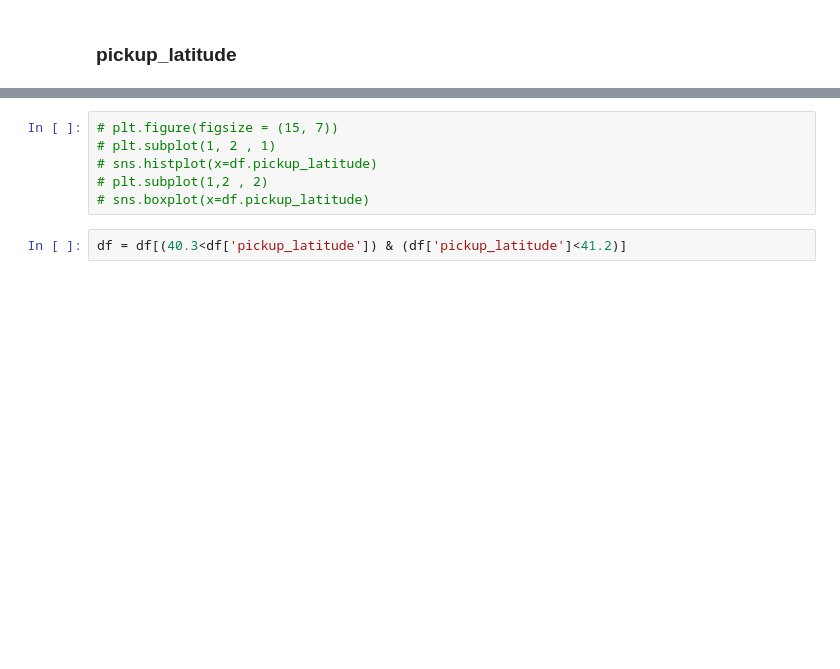
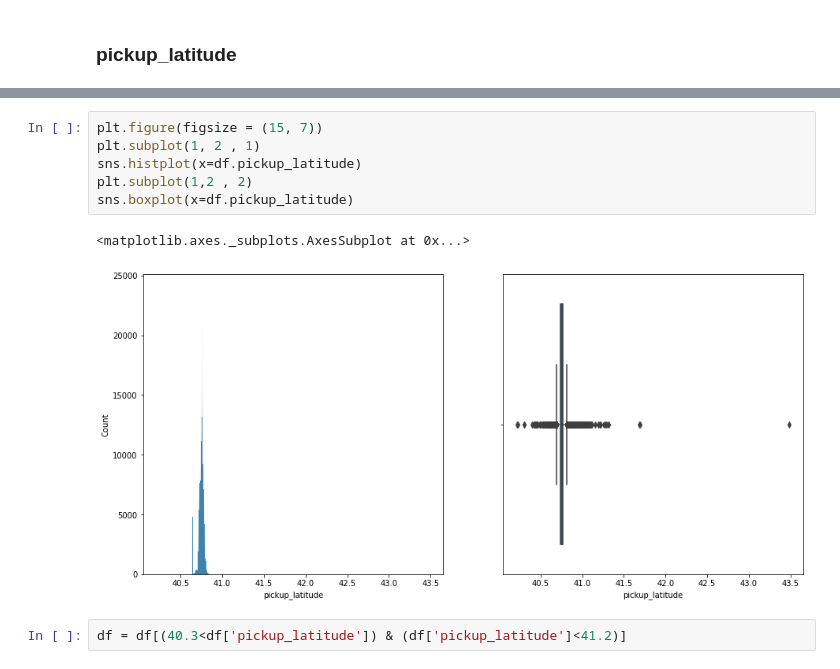
Before and after one commit to GaikwadSandesh/NYC_taxi_prediction, a Jupyter notebook: NYC_taxi_Prediction.ipynb, the cells around one changed output, grey strips where cells are left out. Drawn from its saved outputs; the diff is of its cells as text; blank space fills up the shorter version.

```diff
--- a/NYC_taxi_Prediction.ipynb
+++ b/NYC_taxi_Prediction.ipynb
@@ -144,10 +159,13 @@ df = df[(df['pickup_longitude']<-73.5) & (-74.5<df['pickup_longitude'])]
 df = df[(30<df['pickup_latitude']) & (df['pickup_latitude']<55)]
 # %%
-# plt.figure(figsize = (15, 7))
-# plt.subplot(1, 2 , 1)
-# sns.histplot(x=df.pickup_latitude)
-# plt.subplot(1,2 , 2)
-# sns.boxplot(x=df.pickup_latitude)
+plt.figure(figsize = (15, 7))
+plt.subplot(1, 2 , 1)
+sns.histplot(x=df.pickup_latitude)
+plt.subplot(1,2 , 2)
+sns.boxplot(x=df.pickup_latitude)
+# %% [output]
+<matplotlib.axes._subplots.AxesSubplot at 0x...>
+[figure, added]
 # %%
 df = df[(40.3<df['pickup_latitude']) & (df['pickup_latitude']<41.2)]
 # %%
```
Also changed, not shown: parts of 48 cells of this notebook.
